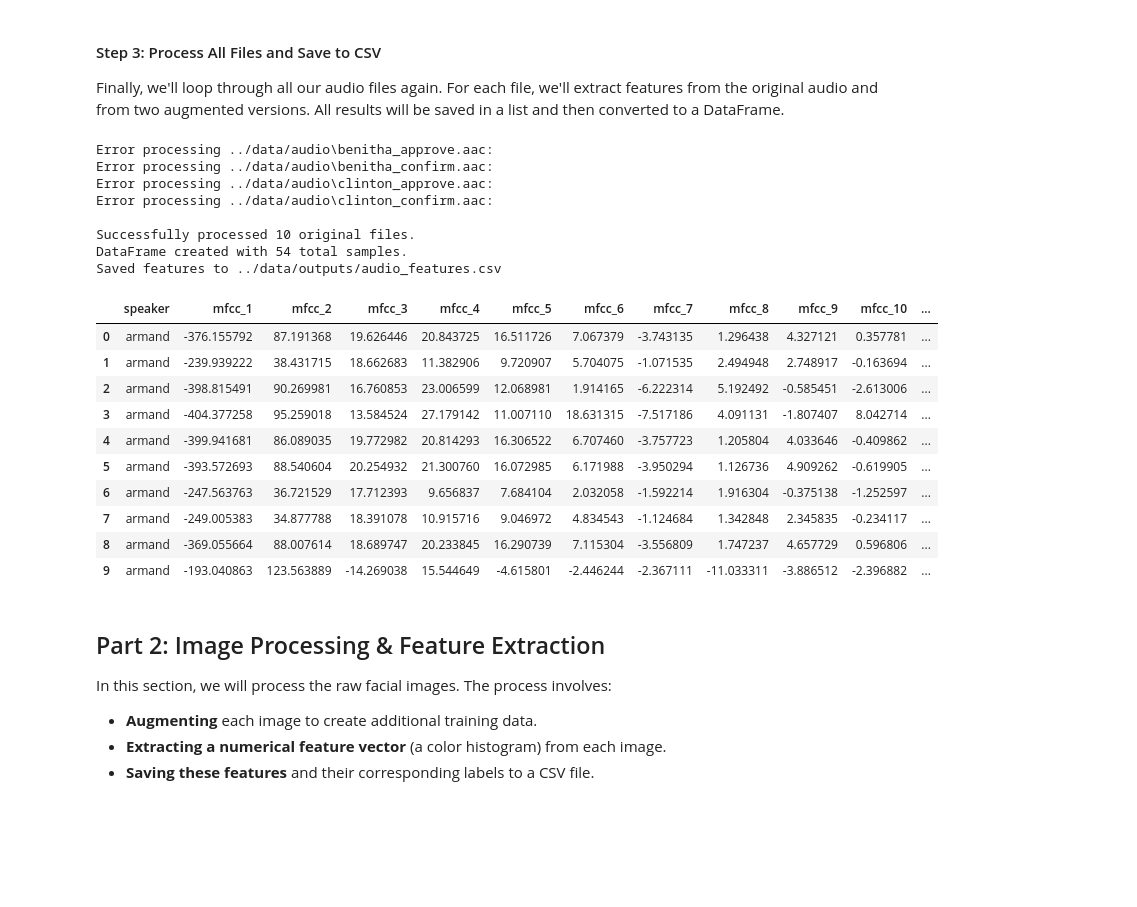
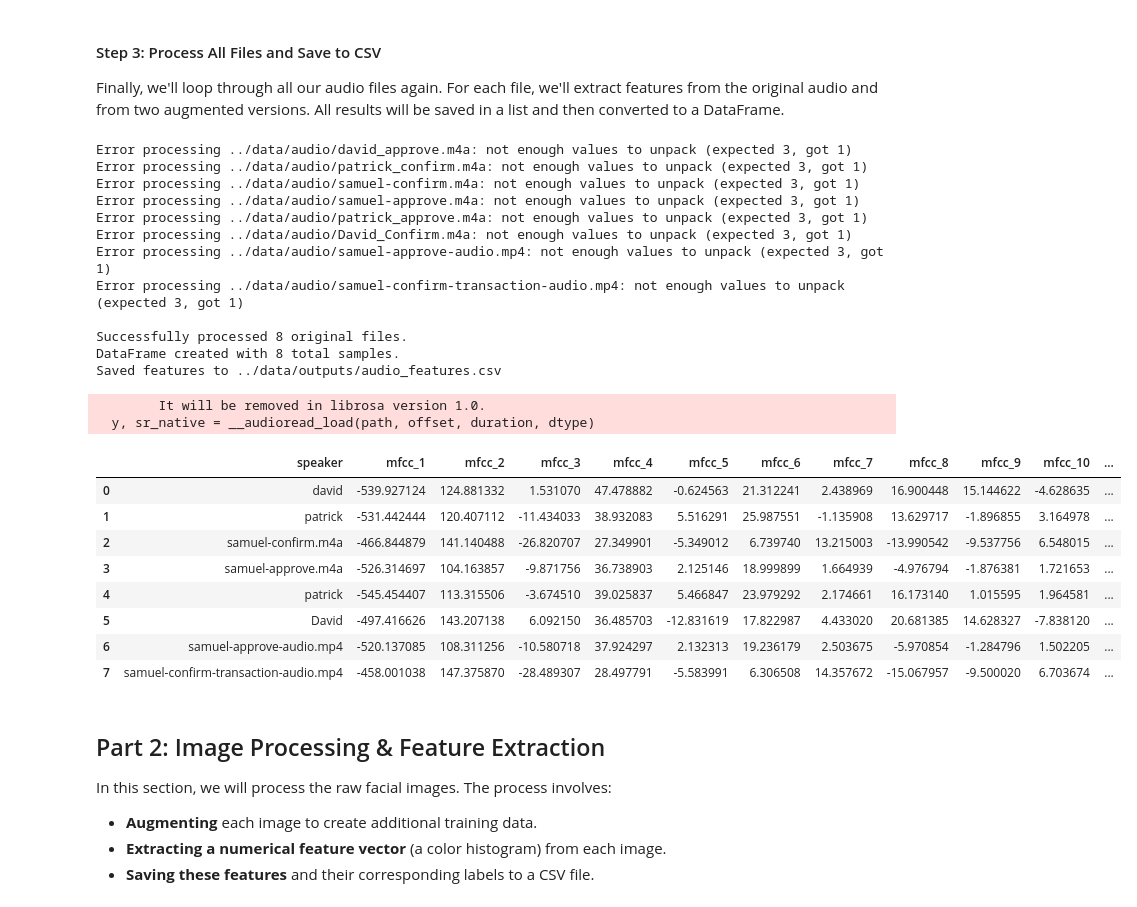
Before and after one commit to mugishasam123/echoFace, a Jupyter notebook: notebooks/audio_data_processing.ipynb, the cells around one changed output. Drawn from its saved outputs; the diff is of its cells as text; code cells hidden in the pictures; blank space fills up the shorter version.

```diff
--- a/notebooks/audio_data_processing.ipynb
+++ b/notebooks/audio_data_processing.ipynb
@@ -134,7 +131,7 @@ Finally, we'll loop through all our audio files again. For each file, we'll extr
 processed_data = []
 audio_folder = '../data/audio/'
 audio_files = []
-for extension in ['*.wav', '*.aac', '*.ogg']:
+for extension in ['*.wav', '*.aac', '*.ogg', '*.m4a','*.mp3','*.mp4']:
     audio_files.extend(glob.glob(os.path.join(audio_folder, extension)))
 
 for file_path in audio_files:
@@ -171,49 +168,53 @@ for file_path in audio_files:
         processed_data.append([speaker, *extract_features(y_pitch_noise, sr), 'pitch_noise'])
 
         # 8. Time Stretch + Noise
         y_stretch_noise = add_noise(y_stretch_slow)
         processed_data.append([speaker, *extract_features(y_stretch_noise, sr), 'stretch_noise'])
 
         # 9. Time Shift (Roll)
         y_roll = np.roll(y, shift=int(sr/10)) # Shift by 100ms
         processed_data.append([speaker, *extract_features(y_roll, sr), 'time_shift'])
 
     except Exception as e:
         print(f"Error processing {file_path}: {e}")
 
 # Create and save the DataFrame
 num_mfccs = 13
 columns = ['speaker'] + [f'mfcc_{i+1}' for i in range(num_mfccs)] + ['spectral_rolloff', 'augmentation_type']
 audio_features_df = pd.DataFrame(processed_data, columns=columns)
 
 output_path = '../data/outputs/audio_features.csv'
 audio_features_df.to_csv(output_path, index=False)
 
 print(f"\nSuccessfully processed {len(audio_files)} original files.")
 print(f"DataFrame created with {len(audio_features_df)} total samples.")
 print(f"Saved features to {output_path}")
 
 audio_features_df.head(10)
 # %% [output]
-Error processing ../data/audio\benitha_approve.aac:
-Error processing ../data/audio\benitha_confirm.aac:
-Error processing ../data/audio\clinton_approve.aac:
-Error processing ../data/audio\clinton_confirm.aac:
+Error processing ../data/audio/david_approve.m4a: not enough values to unpack (expected 3, got 1)
+Error processing ../data/audio/patrick_confirm.m4a: not enough values to unpack (expected 3, got 1)
+Error processing ../data/audio/samuel-confirm.m4a: not enough values to unpack (expected 3, got 1)
+Error processing ../data/audio/samuel-approve.m4a: not enough values to unpack (expected 3, got 1)
+Error processing ../data/audio/patrick_approve.m4a: not enough values to unpack (expected 3, got 1)
+Error processing ../data/audio/David_Confirm.m4a: not enough values to unpack (expected 3, got 1)
+Error processing ../data/audio/samuel-approve-audio.mp4: not enough values to unpack (expected 3, got 1)
+Error processing ../data/audio/samuel-confirm-transaction-audio.mp4: not enough values to unpack (expected 3, got 1)
 
-Successfully processed 10 original files.
-DataFrame created with 54 total samples.
+Successfully processed 8 original files.
+DataFrame created with 8 total samples.
 Saved features to ../data/outputs/audio_features.csv
+        It will be removed in librosa version 1.0.
+  y, sr_native = __audioread_load(path, offset, duration, dtype)
 |  | speaker | mfcc_1 | mfcc_2 | mfcc_3 | mfcc_4 | mfcc_5 | mfcc_6 | mfcc_7 | mfcc_8 | mfcc_9 | mfcc_10 | ... |
-| 0 | armand | -376.155792 | 87.191368 | 19.626446 | 20.843725 | 16.511726 | 7.067379 | -3.743135 | 1.296438 | 4.327121 | 0.357781 | ... |
-| 1 | armand | -239.939222 | 38.431715 | 18.662683 | 11.382906 | 9.720907 | 5.704075 | -1.071535 | 2.494948 | 2.748917 | -0.163694 | ... |
-| 2 | armand | -398.815491 | 90.269981 | 16.760853 | 23.006599 | 12.068981 | 1.914165 | -6.222314 | 5.192492 | -0.585451 | -2.613006 | ... |
-| 3 | armand | -404.377258 | 95.259018 | 13.584524 | 27.179142 | 11.007110 | 18.631315 | -7.517186 | 4.091131 | -1.807407 | 8.042714 | ... |
-| 4 | armand | -399.941681 | 86.089035 | 19.772982 | 20.814293 | 16.306522 | 6.707460 | -3.757723 | 1.205804 | 4.033646 | -0.409862 | ... |
-| 5 | armand | -393.572693 | 88.540604 | 20.254932 | 21.300760 | 16.072985 | 6.171988 | -3.950294 | 1.126736 | 4.909262 | -0.619905 | ... |
-| 6 | armand | -247.563763 | 36.721529 | 17.712393 | 9.656837 | 7.684104 | 2.032058 | -1.592214 | 1.916304 | -0.375138 | -1.252597 | ... |
-| 7 | armand | -249.005383 | 34.877788 | 18.391078 | 10.915716 | 9.046972 | 4.834543 | -1.124684 | 1.342848 | 2.345835 | -0.234117 | ... |
-| 8 | armand | -369.055664 | 88.007614 | 18.689747 | 20.233845 | 16.290739 | 7.115304 | -3.556809 | 1.747237 | 4.657729 | 0.596806 | ... |
-| 9 | armand | -193.040863 | 123.563889 | -14.269038 | 15.544649 | -4.615801 | -2.446244 | -2.367111 | -11.033311 | -3.886512 | -2.396882 | ... |
+| 0 | david | -539.927124 | 124.881332 | 1.531070 | 47.478882 | -0.624563 | 21.312241 | 2.438969 | 16.900448 | 15.144622 | -4.628635 | ... |
+| 1 | patrick | -531.442444 | 120.407112 | -11.434033 | 38.932083 | 5.516291 | 25.987551 | -1.135908 | 13.629717 | -1.896855 | 3.164978 | ... |
+| 2 | samuel-confirm.m4a | -466.844879 | 141.140488 | -26.820707 | 27.349901 | -5.349012 | 6.739740 | 13.215003 | -13.990542 | -9.537756 | 6.548015 | ... |
+| 3 | samuel-approve.m4a | -526.314697 | 104.163857 | -9.871756 | 36.738903 | 2.125146 | 18.999899 | 1.664939 | -4.976794 | -1.876381 | 1.721653 | ... |
+| 4 | patrick | -545.454407 | 113.315506 | -3.674510 | 39.025837 | 5.466847 | 23.979292 | 2.174661 | 16.173140 | 1.015595 | 1.964581 | ... |
+| 5 | David | -497.416626 | 143.207138 | 6.092150 | 36.485703 | -12.831619 | 17.822987 | 4.433020 | 20.681385 | 14.628327 | -7.838120 | ... |
+| 6 | samuel-approve-audio.mp4 | -520.137085 | 108.311256 | -10.580718 | 37.924297 | 2.132313 | 19.236179 | 2.503675 | -5.970854 | -1.284796 | 1.502205 | ... |
+| 7 | samuel-confirm-transaction-audio.mp4 | -458.001038 | 147.375870 | -28.489307 | 28.497791 | -5.583991 | 6.306508 | 14.357672 | -15.067957 | -9.500020 | 6.703674 | ... |
 # %% [markdown]
 ## Part 2: Image Processing & Feature Extraction
 
```
Also changed, not shown: parts of 4 cells of this notebook, 1 other file.
